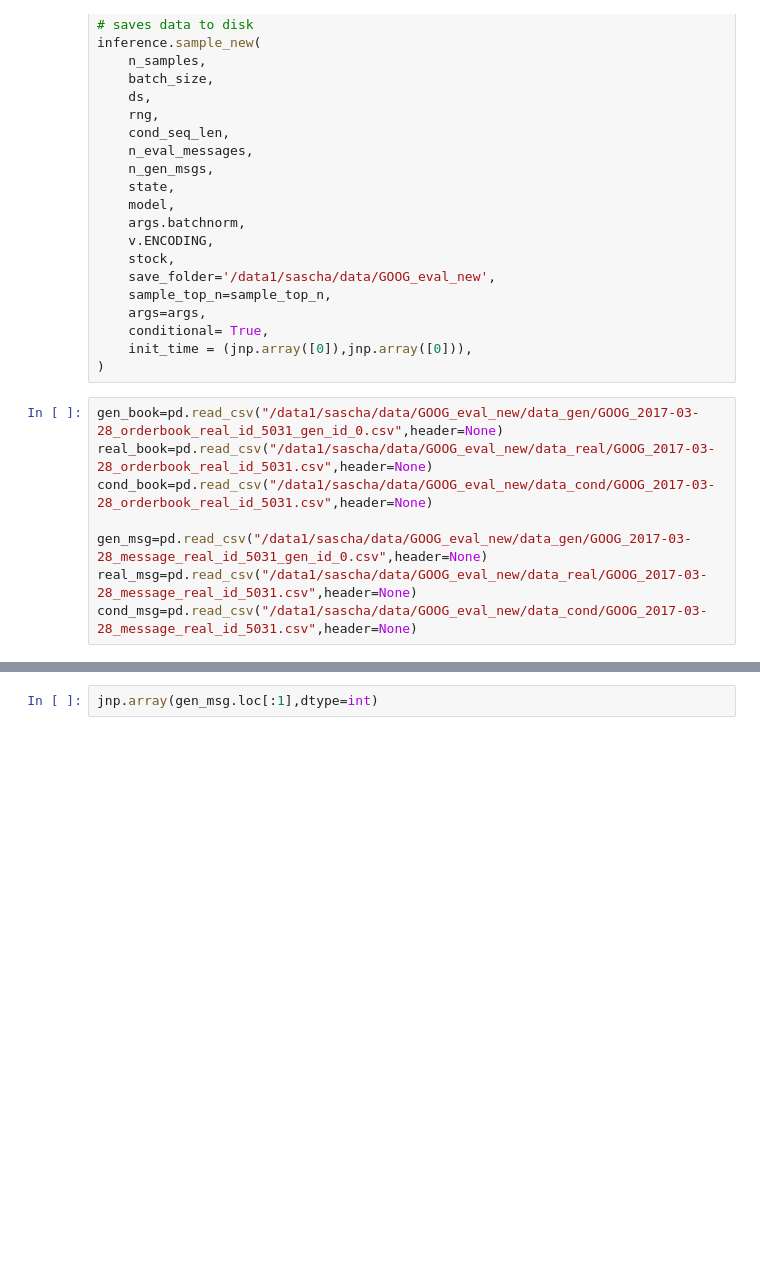
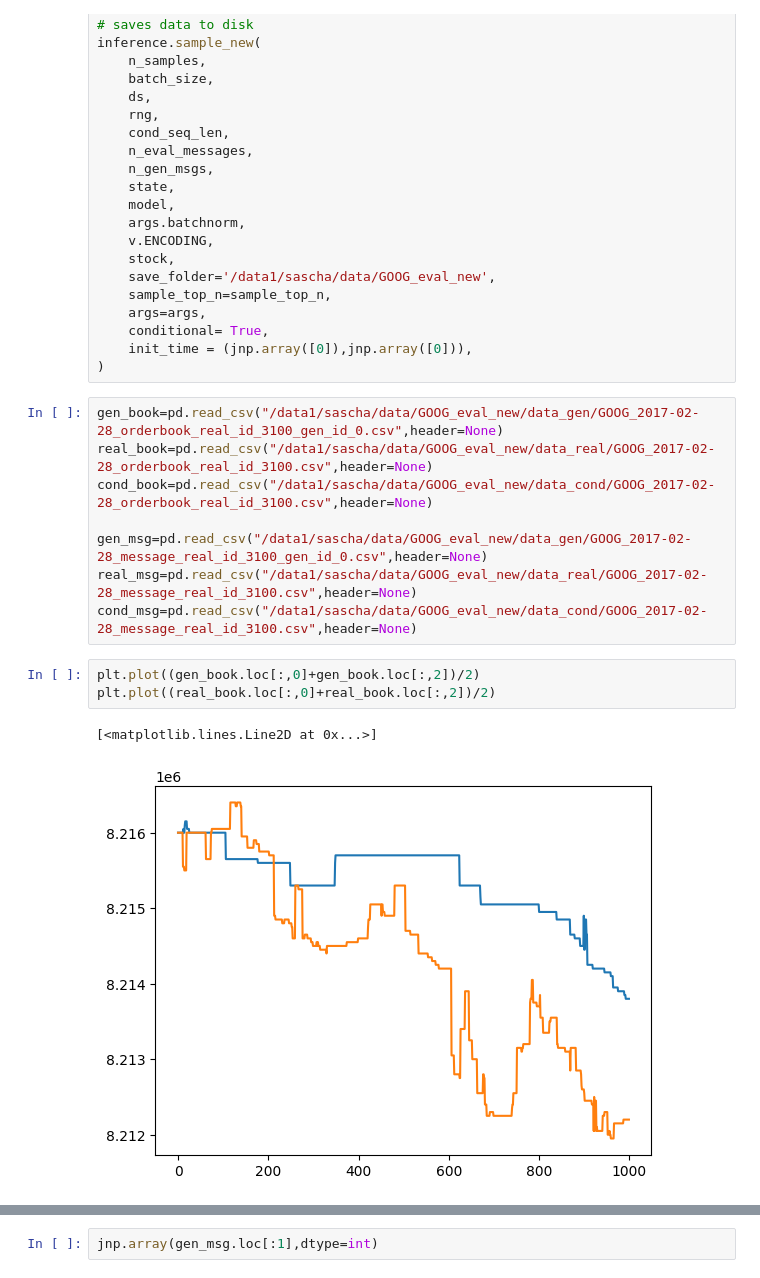
Before and after one commit to george-nigm/LOBS5, a Jupyter notebook: lob/generation_standalone.ipynb, the cells around one changed output, grey strips where cells are left out. Cells and saved outputs as stored; diff of their text form; blank space fills up the shorter version.

```diff
--- a/lob/generation_standalone.ipynb
+++ b/lob/generation_standalone.ipynb
@@ -407,10 +407,16 @@ inference.sample_new(
     init_time = (jnp.array([0]),jnp.array([0])),
 )
 # %%
-gen_book=pd.read_csv("/data1/sascha/data/GOOG_eval_new/data_gen/GOOG_2017-03-28_orderbook_real_id_5031_gen_id_0.csv",header=None)
-real_book=pd.read_csv("/data1/sascha/data/GOOG_eval_new/data_real/GOOG_2017-03-28_orderbook_real_id_5031.csv",header=None)
-cond_book=pd.read_csv("/data1/sascha/data/GOOG_eval_new/data_cond/GOOG_2017-03-28_orderbook_real_id_5031.csv",header=None)
+gen_book=pd.read_csv("/data1/sascha/data/GOOG_eval_new/data_gen/GOOG_2017-02-28_orderbook_real_id_3100_gen_id_0.csv",header=None)
+real_book=pd.read_csv("/data1/sascha/data/GOOG_eval_new/data_real/GOOG_2017-02-28_orderbook_real_id_3100.csv",header=None)
+cond_book=pd.read_csv("/data1/sascha/data/GOOG_eval_new/data_cond/GOOG_2017-02-28_orderbook_real_id_3100.csv",header=None)
 
-gen_msg=pd.read_csv("/data1/sascha/data/GOOG_eval_new/data_gen/GOOG_2017-03-28_message_real_id_5031_gen_id_0.csv",header=None)
-real_msg=pd.read_csv("/data1/sascha/data/GOOG_eval_new/data_real/GOOG_2017-03-28_message_real_id_5031.csv",header=None)
-cond_msg=pd.read_csv("/data1/sascha/data/GOOG_eval_new/data_cond/GOOG_2017-03-28_message_real_id_5031.csv",header=None)
+gen_msg=pd.read_csv("/data1/sascha/data/GOOG_eval_new/data_gen/GOOG_2017-02-28_message_real_id_3100_gen_id_0.csv",header=None)
+real_msg=pd.read_csv("/data1/sascha/data/GOOG_eval_new/data_real/GOOG_2017-02-28_message_real_id_3100.csv",header=None)
+cond_msg=pd.read_csv("/data1/sascha/data/GOOG_eval_new/data_cond/GOOG_2017-02-28_message_real_id_3100.csv",header=None)
+# %%
+plt.plot((gen_book.loc[:,0]+gen_book.loc[:,2])/2)
+plt.plot((real_book.loc[:,0]+real_book.loc[:,2])/2)
+# %% [output]
+[<matplotlib.lines.Line2D at 0x...>]
+[figure, added]
```
Also changed, not shown: parts of 4 cells of this notebook, 2 other files.
